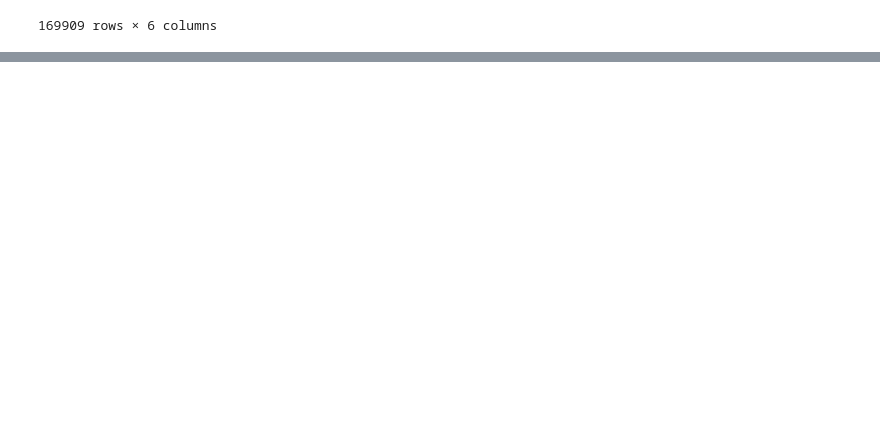
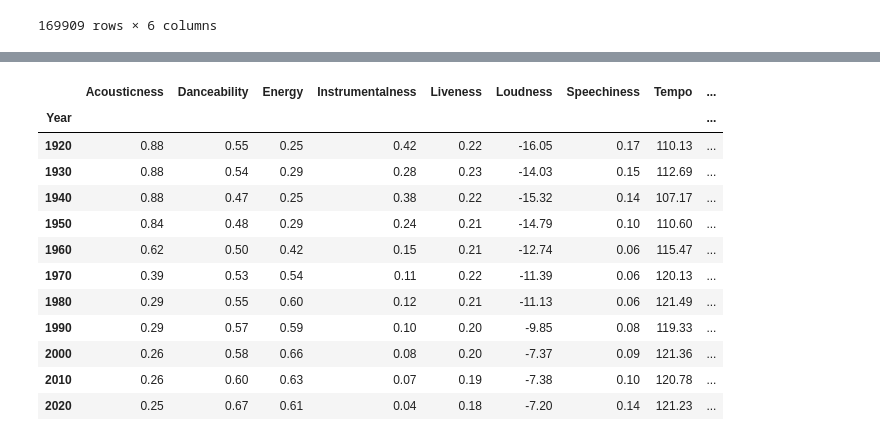
Before and after one commit to Jamahler/ETL-Project-Spotify, a Jupyter notebook: Spotify.ipynb, the cells around one changed output, grey strips where cells are left out. Saved outputs shown, nothing was run; the diff lists cells and outputs as text; code cells hidden in the pictures; blank space fills up the shorter version.

```diff
--- a/Spotify.ipynb
+++ b/Spotify.ipynb
@@ -270,0 +295,11 @@ CREATE TABLE "Popular_Artists" (
+# %%
+year_data = year_data.rename(columns={'year': 'Year', 'acousticness': 'Acousticness', "danceability": "Danceability",
+                                              "energy": "Energy",
+                                              "instrumentalness": "Instrumentalness",
+                                              "liveness": "Liveness",
+                                              "loudness": "Loudness",
+                                              "speechiness": "Speechiness",
+                                              "tempo": "Tempo",
+                                          "valence": "Valence",
+                                          "popularity": "Popularity",
+                                          "key": "Key"})
@@ -270,0 +361,24 @@ CREATE TABLE "Popular_Artists" (
+# %%
+decade_year = year_data.groupby((year_data['Year']//10)*10).mean()
+# %%
+decade_year = decade_year[['Acousticness', 'Danceability', 'Energy', 'Instrumentalness',
+       'Liveness', 'Loudness', 'Speechiness', 'Tempo', 'Valence', 'Popularity']]
+# %%
+decade_year = decade_year.round({'Acousticness':2,'Danceability':2,'Energy':2,'Instrumentalness':2,
+                                 'Liveness':2,'Loudness':2,'Speechiness': 2, 'Tempo': 2, 'Valence': 2, 'Popularity': 2})
+# %%
+decade_year
+# %% [output]
+|  | Acousticness | Danceability | Energy | Instrumentalness | Liveness | Loudness | Speechiness | Tempo | ... |
+| Year |  |  |  |  |  |  |  |  | ... |
+| 1920 | 0.88 | 0.55 | 0.25 | 0.42 | 0.22 | -16.05 | 0.17 | 110.13 | ... |
+| 1930 | 0.88 | 0.54 | 0.29 | 0.28 | 0.23 | -14.03 | 0.15 | 112.69 | ... |
+| 1940 | 0.88 | 0.47 | 0.25 | 0.38 | 0.22 | -15.32 | 0.14 | 107.17 | ... |
+| 1950 | 0.84 | 0.48 | 0.29 | 0.24 | 0.21 | -14.79 | 0.10 | 110.60 | ... |
+| 1960 | 0.62 | 0.50 | 0.42 | 0.15 | 0.21 | -12.74 | 0.06 | 115.47 | ... |
+| 1970 | 0.39 | 0.53 | 0.54 | 0.11 | 0.22 | -11.39 | 0.06 | 120.13 | ... |
+| 1980 | 0.29 | 0.55 | 0.60 | 0.12 | 0.21 | -11.13 | 0.06 | 121.49 | ... |
+| 1990 | 0.29 | 0.57 | 0.59 | 0.10 | 0.20 | -9.85 | 0.08 | 119.33 | ... |
+| 2000 | 0.26 | 0.58 | 0.66 | 0.08 | 0.20 | -7.37 | 0.09 | 121.36 | ... |
+| 2010 | 0.26 | 0.60 | 0.63 | 0.07 | 0.19 | -7.38 | 0.10 | 120.78 | ... |
+| 2020 | 0.25 | 0.67 | 0.61 | 0.04 | 0.18 | -7.20 | 0.14 | 121.23 | ... |
```
Also changed, not shown: parts of 20 cells of this notebook, 8 other files.
